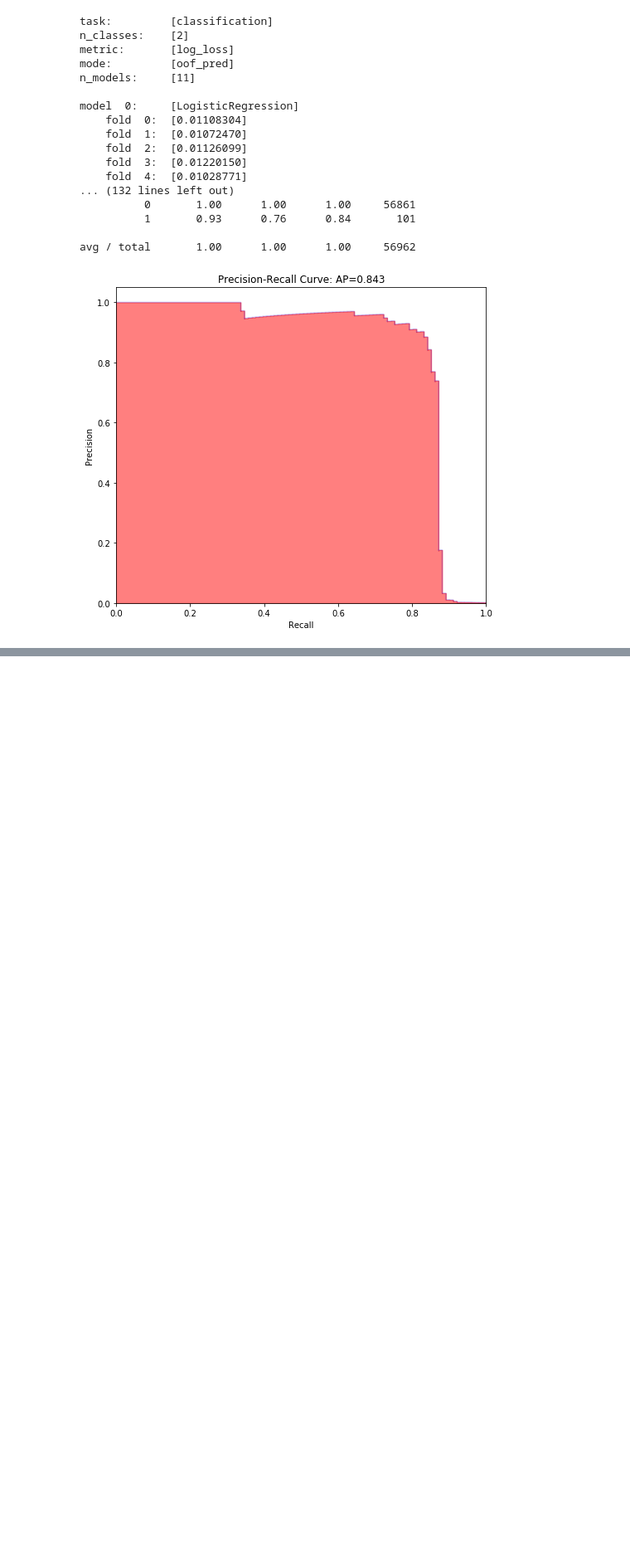
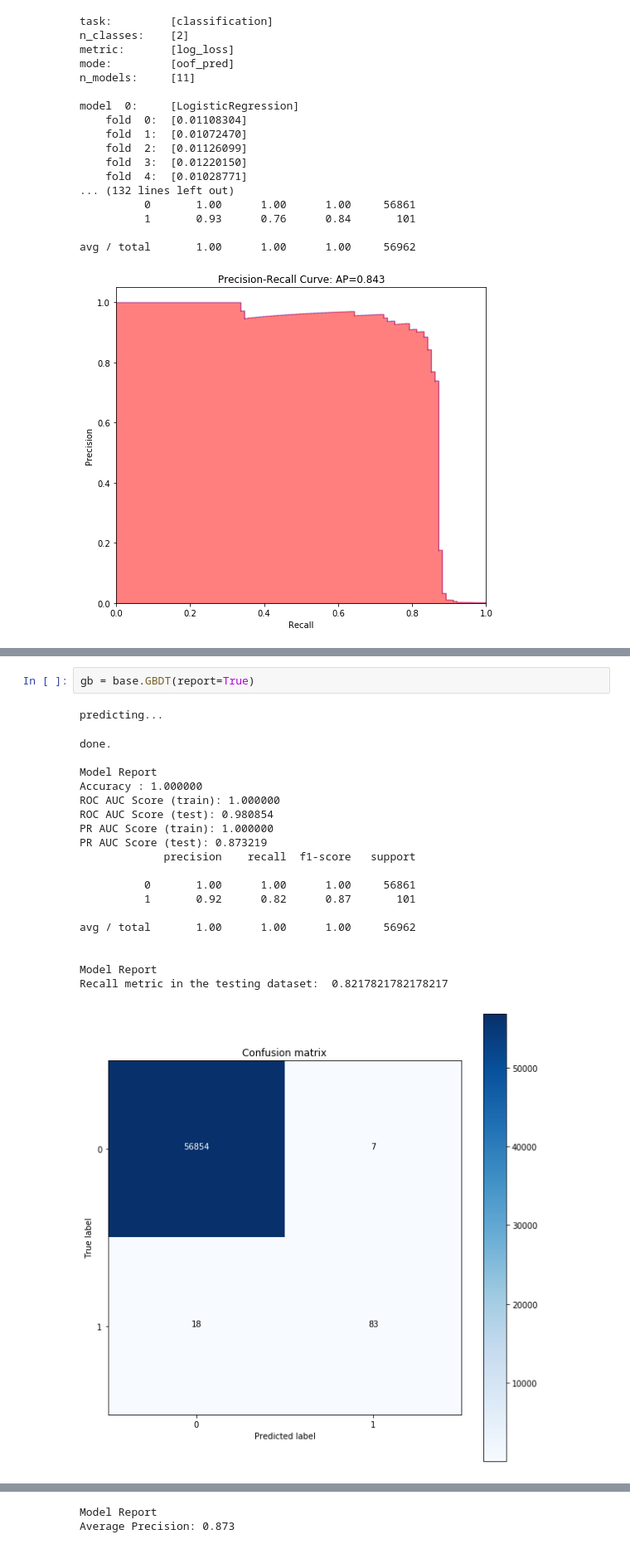
Before and after one commit to Ewen2015/Kaggle, a Jupyter notebook: credit_card/dev_model_comparison_among_0622.ipynb, the cells around one changed output, grey strips where cells are left out. Shown at 83% size. Drawn from its saved outputs; the diff is of its cells as text; blank space fills up the shorter version.

```diff
--- a/credit_card/dev_model_comparison_among_0622.ipynb
+++ b/credit_card/dev_model_comparison_among_0622.ipynb
@@ -85,0 +149,23 @@ avg / total       1.00      1.00      1.00     56962
+# %%
+gb = base.GBDT(report=True)
+# %% [output]
+predicting...
+done.
+
+Model Report
+Accuracy : 1.000000
+ROC AUC Score (train): 1.000000
+ROC AUC Score (test): 0.980854
+PR AUC Score (train): 1.000000
+PR AUC Score (test): 0.873219
+             precision    recall  f1-score   support
+
+          0       1.00      1.00      1.00     56861
+          1       0.92      0.82      0.87       101
+
+avg / total       1.00      1.00      1.00     56962
+
+
+Model Report
+Recall metric in the testing dataset:  0.8217821782178217
+[figure, added]
@@ -85,0 +173,2 @@ avg / total       1.00      1.00      1.00     56962
+Model Report
+Average Precision: 0.873
```
Also changed, not shown: parts of 6 cells of this notebook, 9 other files.
